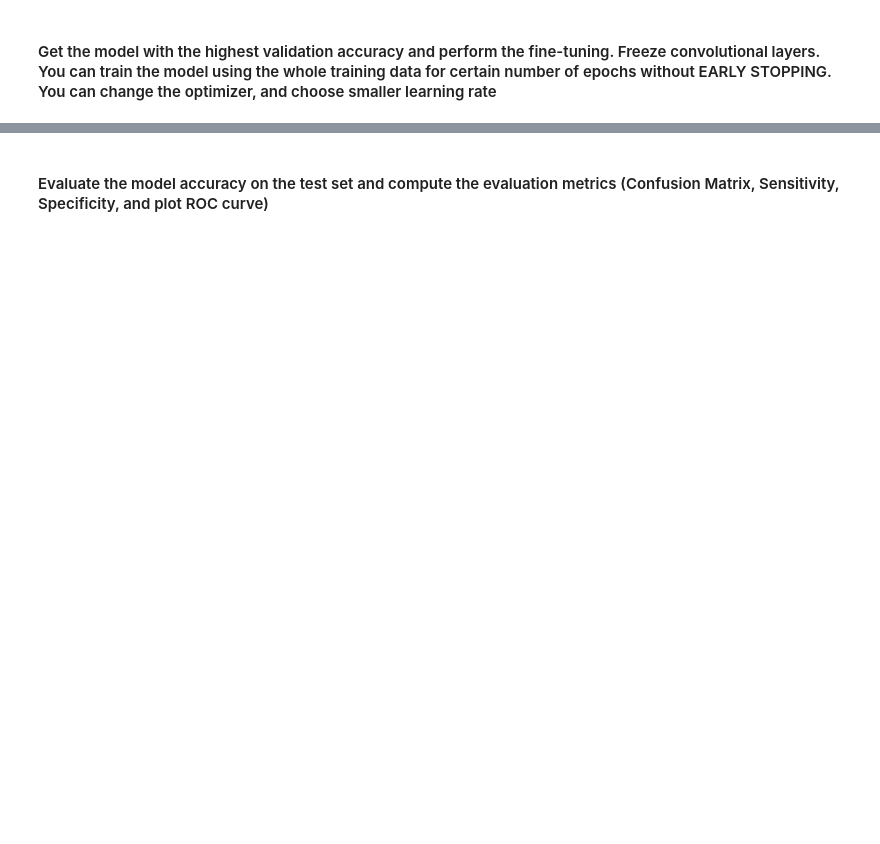
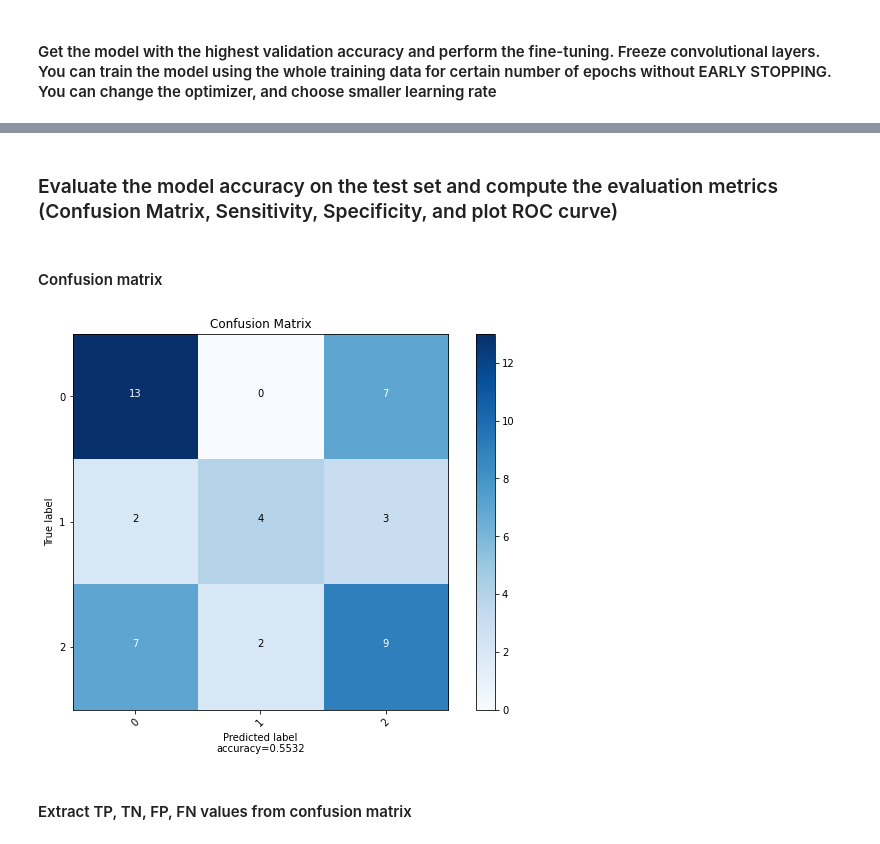
Before and after one commit to JonasFockstedt/AIH, a Jupyter notebook: Lab1/AIH-Lab1.ipynb, the cells around one changed output, grey strips where cells are left out. Drawn from its saved outputs; the diff is of its cells as text; code cells hidden in the pictures; blank space fills up the shorter version.

```diff
--- a/Lab1/AIH-Lab1.ipynb
+++ b/Lab1/AIH-Lab1.ipynb
@@ -262,2 +331,17 @@ Epoch 11/15
 # %% [markdown]
 #### Get the model with the highest validation accuracy and perform the fine-tuning. Freeze convolutional layers. You can train the model using the whole training data for certain number of epochs without EARLY STOPPING. You can change the optimizer, and choose smaller learning rate
+# %%
+# Load the best model.
+best_model = load_model('saved_model')
+
+# Freeze convolutional layers.
+for layer in best_model.layers:
+    if 'conv3d' in layer.name:
+        layer.trainable = False
+    elif 'batch_normalization' in layer.name:
+        layer.trainable = False
+
+
+# Change optimizer, retrain the model on whole training data, remove early stopping.
+best_model.compile(loss='categorical_crossentropy', optimizer=Adam(learning_rate=0.002), metrics=['acc'])
+best_model.fit(x=x_train, y=y_train_enc, validation_data=(x_test, y_test_enc), batch_size=6, epochs=50)
@@ -264,2 +367,17 @@ Epoch 11/15
 # %% [markdown]
-#### Evaluate the model accuracy on the test set and compute the evaluation metrics (Confusion Matrix, Sensitivity, Specificity, and plot ROC curve)
+### Evaluate the model accuracy on the test set and compute the evaluation metrics (Confusion Matrix, Sensitivity, Specificity, and plot ROC curve)
+# %%
+predictions = best_model.predict(x=x_test, batch_size=6, use_multiprocessing=True)
+# %% [markdown]
+#### Confusion matrix
+# %%
+conf_mat = confusion_matrix(y_true=y_test_enc.argmax(axis=1), y_pred=predictions.argmax(axis=1))
+# %%
+plot_confusion_matrix(cm           = conf_mat,
+                      normalize    = False,
+                      target_names = ['0', '1', '2'],
+                      title        = "Confusion Matrix")
+# %% [output]
+[figure, added]
+# %% [markdown]
+#### Extract TP, TN, FP, FN values from confusion matrix
```
Also changed, not shown: parts of 35 cells of this notebook.
